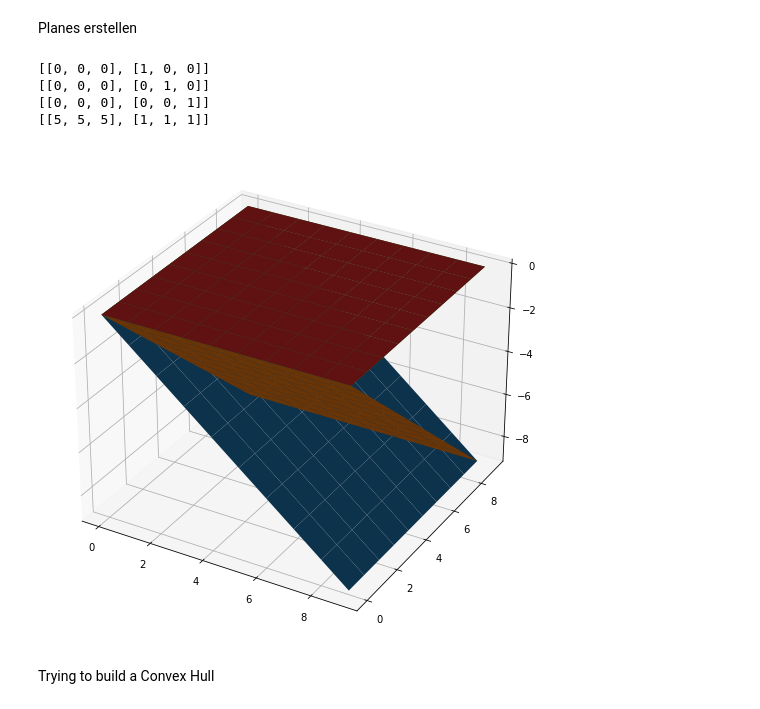
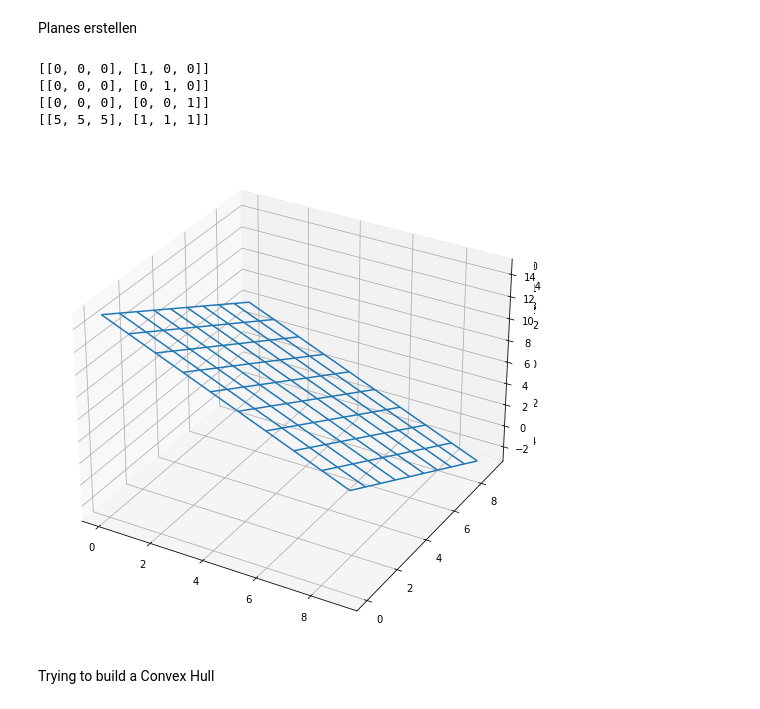
Before and after one commit to thilobru/convexnetworking, a Jupyter notebook: network.ipynb, the cells around one changed output. Saved outputs shown, nothing was run; the diff lists cells and outputs as text; code cells hidden in the pictures.

```diff
--- a/network.ipynb
+++ b/network.ipynb
@@ -25,8 +25,8 @@ df['group'] = df.apply(lambda row: comp(row), axis = 1)
 import matplotlib.pyplot as plt
 from mpl_toolkits.mplot3d import Axes3D
 
-fig = plt.figure(figsize=(12, 9))
-ax = Axes3D(fig)
+fig = plt.figure(figsize = (12,9))
+ax = fig.add_subplot(111, projection='3d')
 
 for grp_name, grp_idx in df.groupby('group').groups.items():
     x = df.iloc[grp_idx,0]
@@ -35,4 +35,4 @@ for grp_name, grp_idx in df.groupby('group').groups.items():
     ax.scatter(x,y,z, label=grp_name)  # this way you can control color/marker/size of each group freely
     #ax.scatter(*df.iloc[grp_idx, [0, 1, 2]].T.values, label=grp_name)  # if you want to do everything in one line, lol
 
-ax.legend()
+plt.show()
@@ -39,37 +41,43 @@ ax.legend()
 # %% [markdown]
 Planes erstellen
 # %%
-planes = [[[0,0,0],[1,0,0]],[[0,0,0],[0,1,0]],[[0,0,0],[0,0,1]],[[5,5,5],[1,1,1]]]
+planes = [[[0,0,0],[1,0,0]],
+          [[0,0,0],[0,1,0]],
+          [[0,0,0],[0,0,1]],
+          [[5,5,5],[1,1,1]]]
 # %%
 import numpy as np
 import matplotlib.pyplot as plt
 from mpl_toolkits.mplot3d import Axes3D
 
-fig = plt.figure(figsize=(12, 9)).gca(projection='3d')
+#fig = plt.figure(figsize=(12, 9)).gca(projection='3d')
+
+fig = plt.figure(figsize = (12,9))
+ax = fig.add_subplot(projection='3d')
 
 for each in planes:
     print(each)
     point  = np.array(each[0])
     normal = np.array(each[1])
-
+    ax = fig.add_subplot(projection='3d')
     # a plane is a*x+b*y+c*z+d=0
     # [a,b,c] is the normal. Thus, we have to calculate
     # d and we're set
     d = -point.dot(normal)
     # create x,y
     xx,yy = np.meshgrid(range(10), range(10))
     # calculate corresponding z
-    z = (-normal[0] * xx - normal[1] * yy - d) * 1. / (normal[2]+ 0.00000001)
+    z = (-normal[0] * xx - normal[1] * yy - d) * 1. / (normal[2]+0.00000001)
     # plot the surface
-    fig.plot_surface(xx, yy, z)
+    ax.plot_wireframe(xx, yy, z)
 
 plt.show()
 # %% [output]
 [[0, 0, 0], [1, 0, 0]]
 [[0, 0, 0], [0, 1, 0]]
 [[0, 0, 0], [0, 0, 1]]
 [[5, 5, 5], [1, 1, 1]]
-[figure, old version]
+[figure, new version]
 # %% [markdown]
 Trying to build a Convex Hull
 # %%
```
Also changed, not shown: parts of 19 cells of this notebook.
